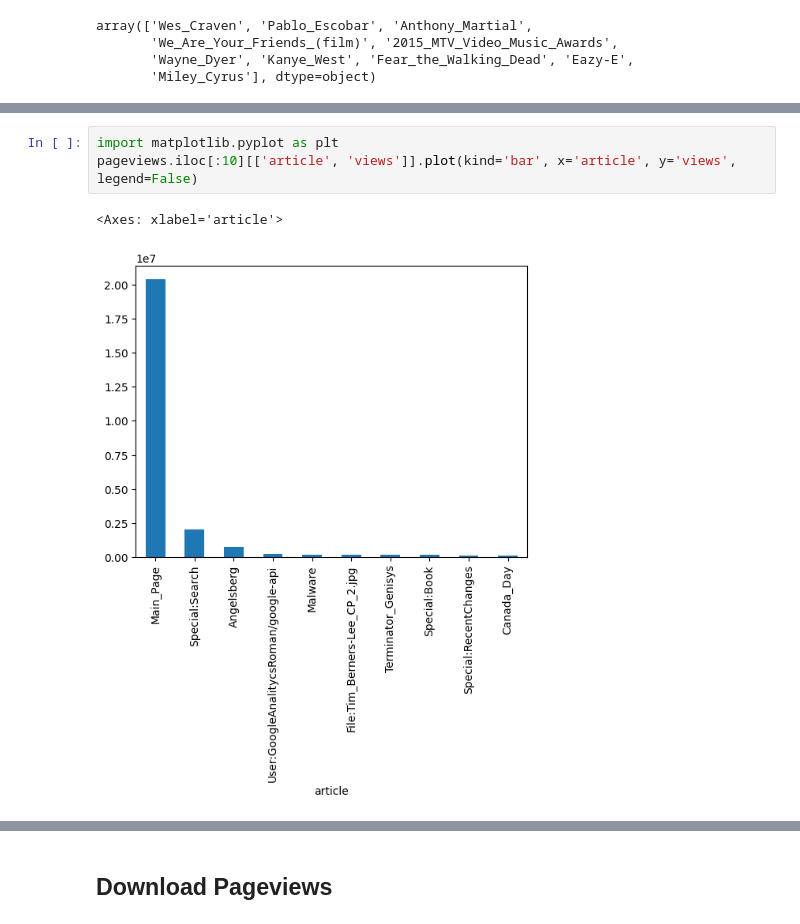
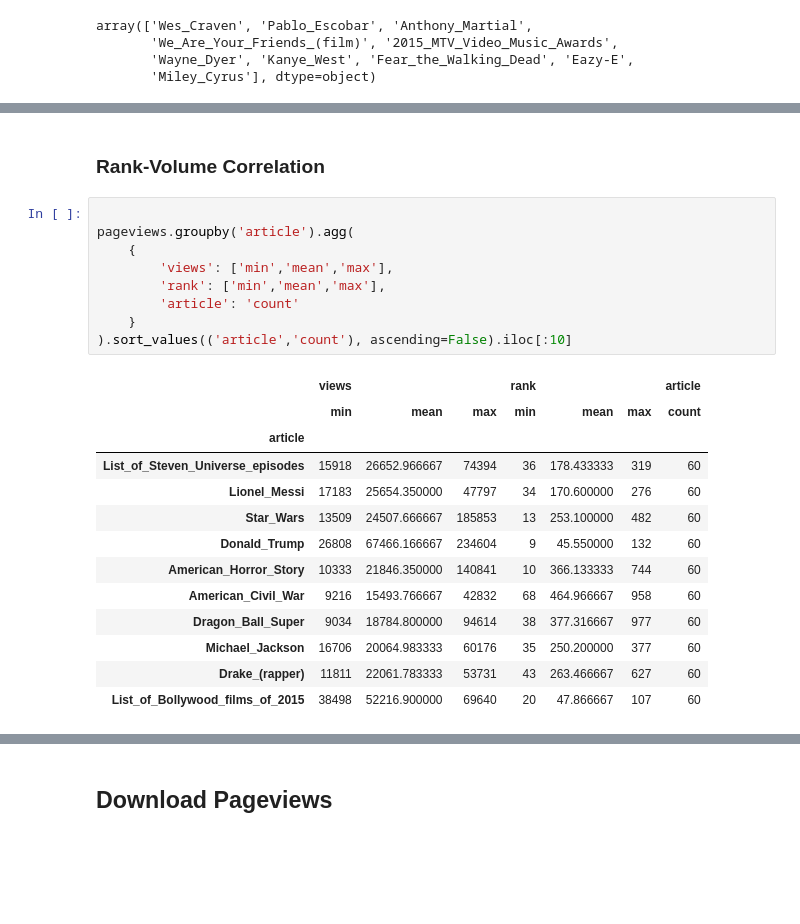
Before and after one commit to ralgara/wikipedia, a Jupyter notebook: wikipedia.ipynb, the cells around one changed output, grey strips where cells are left out. Cells and saved outputs as stored; diff of their text form; blank space fills up the shorter version.

Commit message:
Basic rank/volume queries

```diff
--- a/wikipedia.ipynb
+++ b/wikipedia.ipynb
@@ -214,9 +215,28 @@ plt.show()
 #.iloc[:5].to_dict()
 # %% [output]
 [figure]
-# %%
-import matplotlib.pyplot as plt
-pageviews.iloc[:10][['article', 'views']].plot(kind='bar', x='article', y='views', legend=False)
-# %% [output]
-<Axes: xlabel='article'>
-[figure, removed]
+# %% [markdown]
+### Rank-Volume Correlation
+# %%
+
+pageviews.groupby('article').agg(
+    {
+        'views': ['min','mean','max'],
+        'rank': ['min','mean','max'],
+        'article': 'count'
+    }
+).sort_values(('article','count'), ascending=False).iloc[:10]
+# %% [output]
+|  | views |  |  | rank |  |  | article |
+|  | min | mean | max | min | mean | max | count |
+| article |  |  |  |  |  |  |  |
+| List_of_Steven_Universe_episodes | 15918 | 26652.966667 | 74394 | 36 | 178.433333 | 319 | 60 |
+| Lionel_Messi | 17183 | 25654.350000 | 47797 | 34 | 170.600000 | 276 | 60 |
+| Star_Wars | 13509 | 24507.666667 | 185853 | 13 | 253.100000 | 482 | 60 |
+| Donald_Trump | 26808 | 67466.166667 | 234604 | 9 | 45.550000 | 132 | 60 |
+| American_Horror_Story | 10333 | 21846.350000 | 140841 | 10 | 366.133333 | 744 | 60 |
+| American_Civil_War | 9216 | 15493.766667 | 42832 | 68 | 464.966667 | 958 | 60 |
+| Dragon_Ball_Super | 9034 | 18784.800000 | 94614 | 38 | 377.316667 | 977 | 60 |
+| Michael_Jackson | 16706 | 20064.983333 | 60176 | 35 | 250.200000 | 377 | 60 |
+| Drake_(rapper) | 11811 | 22061.783333 | 53731 | 43 | 263.466667 | 627 | 60 |
+| List_of_Bollywood_films_of_2015 | 38498 | 52216.900000 | 69640 | 20 | 47.866667 | 107 | 60 |
```
Also changed, not shown: parts of 2 cells of this notebook.
